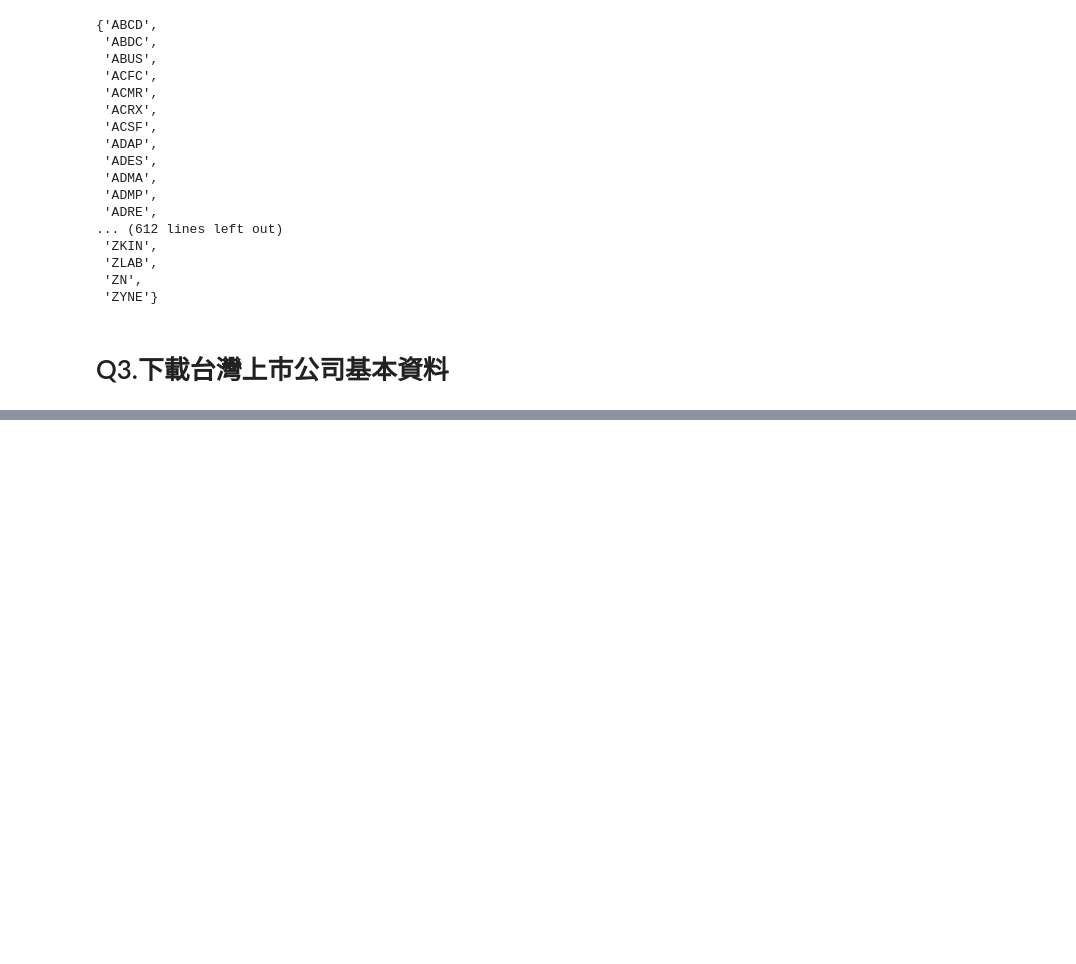
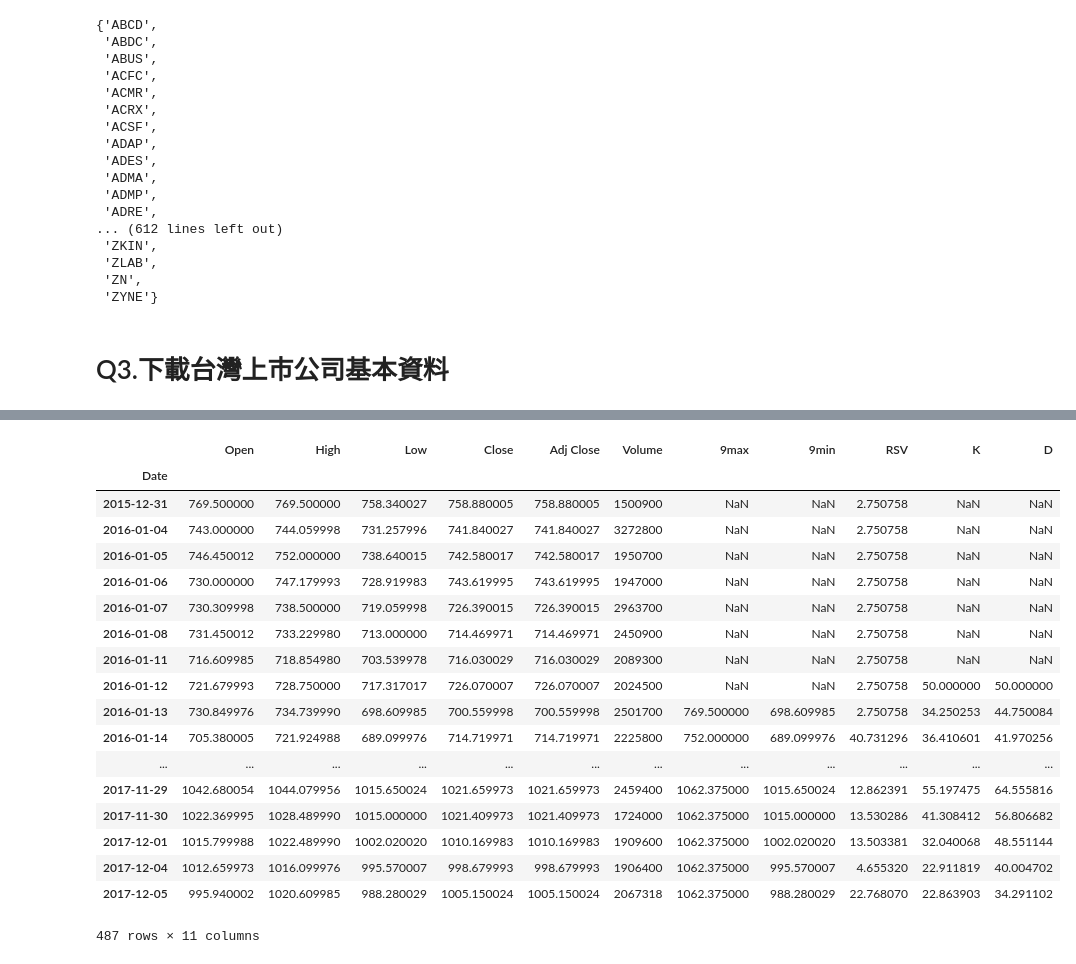
Before and after one commit to yihaulin/2017FM617, a Jupyter notebook: M064810003_quant2017/Midterm/Midterm.ipynb, the cells around one changed output, grey strips where cells are left out. Saved outputs shown, nothing was run; the diff lists cells and outputs as text; code cells hidden in the pictures; blank space fills up the shorter version.

```diff
--- a/M064810003_quant2017/Midterm/Midterm.ipynb
+++ b/M064810003_quant2017/Midterm/Midterm.ipynb
@@ -113,0 +165,22 @@ finaldata
+# %%
+df
+# %% [output]
+|  | Open | High | Low | Close | Adj Close | Volume | 9max | 9min | RSV | K | D |
+| Date |  |  |  |  |  |  |  |  |  |  |  |
+| 2015-12-31 | 769.500000 | 769.500000 | 758.340027 | 758.880005 | 758.880005 | 1500900 | NaN | NaN | 2.750758 | NaN | NaN |
+| 2016-01-04 | 743.000000 | 744.059998 | 731.257996 | 741.840027 | 741.840027 | 3272800 | NaN | NaN | 2.750758 | NaN | NaN |
+| 2016-01-05 | 746.450012 | 752.000000 | 738.640015 | 742.580017 | 742.580017 | 1950700 | NaN | NaN | 2.750758 | NaN | NaN |
+| 2016-01-06 | 730.000000 | 747.179993 | 728.919983 | 743.619995 | 743.619995 | 1947000 | NaN | NaN | 2.750758 | NaN | NaN |
+| 2016-01-07 | 730.309998 | 738.500000 | 719.059998 | 726.390015 | 726.390015 | 2963700 | NaN | NaN | 2.750758 | NaN | NaN |
+| 2016-01-08 | 731.450012 | 733.229980 | 713.000000 | 714.469971 | 714.469971 | 2450900 | NaN | NaN | 2.750758 | NaN | NaN |
+| 2016-01-11 | 716.609985 | 718.854980 | 703.539978 | 716.030029 | 716.030029 | 2089300 | NaN | NaN | 2.750758 | NaN | NaN |
+| 2016-01-12 | 721.679993 | 728.750000 | 717.317017 | 726.070007 | 726.070007 | 2024500 | NaN | NaN | 2.750758 | 50.000000 | 50.000000 |
+| 2016-01-13 | 730.849976 | 734.739990 | 698.609985 | 700.559998 | 700.559998 | 2501700 | 769.500000 | 698.609985 | 2.750758 | 34.250253 | 44.750084 |
+| 2016-01-14 | 705.380005 | 721.924988 | 689.099976 | 714.719971 | 714.719971 | 2225800 | 752.000000 | 689.099976 | 40.731296 | 36.410601 | 41.970256 |
+| ... | ... | ... | ... | ... | ... | ... | ... | ... | ... | ... | ... |
+| 2017-11-29 | 1042.680054 | 1044.079956 | 1015.650024 | 1021.659973 | 1021.659973 | 2459400 | 1062.375000 | 1015.650024 | 12.862391 | 55.197475 | 64.555816 |
+| 2017-11-30 | 1022.369995 | 1028.489990 | 1015.000000 | 1021.409973 | 1021.409973 | 1724000 | 1062.375000 | 1015.000000 | 13.530286 | 41.308412 | 56.806682 |
+| 2017-12-01 | 1015.799988 | 1022.489990 | 1002.020020 | 1010.169983 | 1010.169983 | 1909600 | 1062.375000 | 1002.020020 | 13.503381 | 32.040068 | 48.551144 |
+| 2017-12-04 | 1012.659973 | 1016.099976 | 995.570007 | 998.679993 | 998.679993 | 1906400 | 1062.375000 | 995.570007 | 4.655320 | 22.911819 | 40.004702 |
+| 2017-12-05 | 995.940002 | 1020.609985 | 988.280029 | 1005.150024 | 1005.150024 | 2067318 | 1062.375000 | 988.280029 | 22.768070 | 22.863903 | 34.291102 |
+487 rows × 11 columns
```
Also changed, not shown: parts of 12 cells of this notebook, 2 other files.
